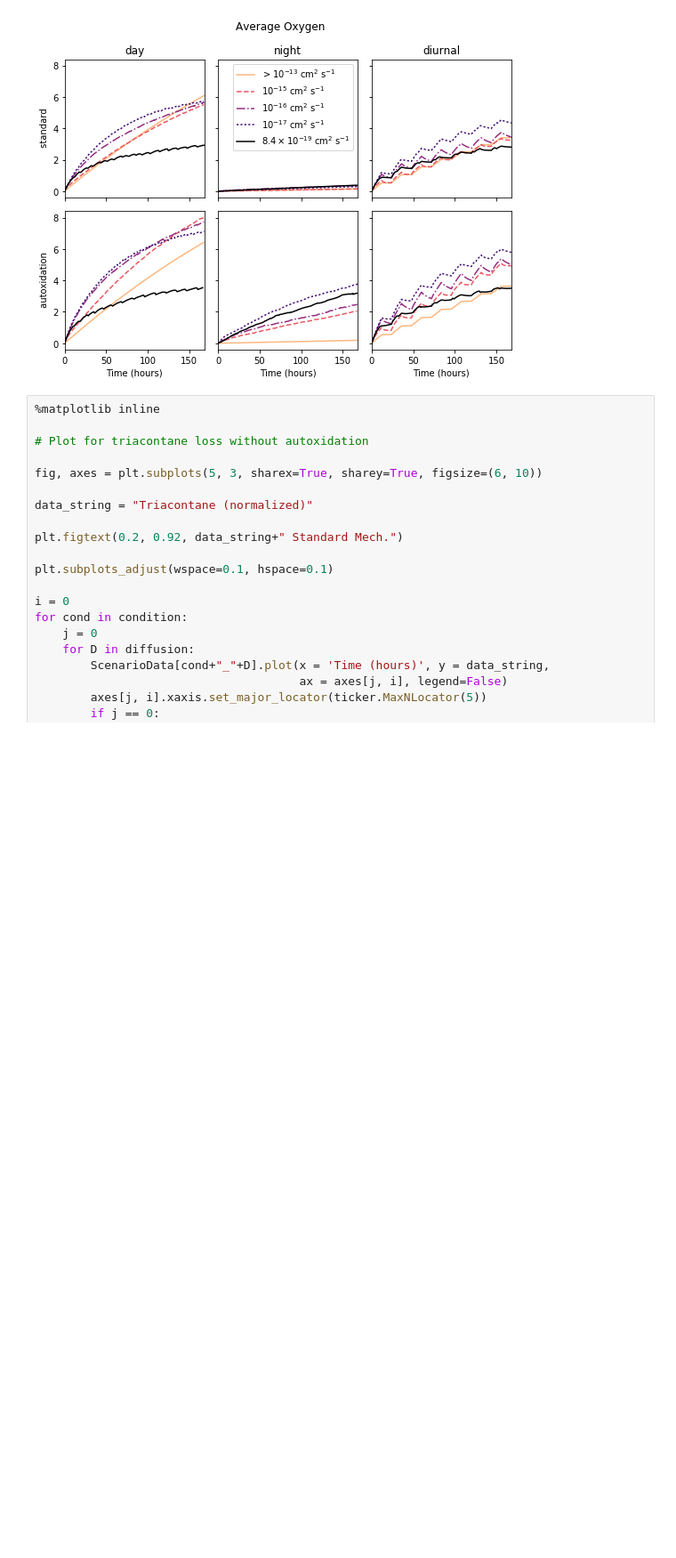
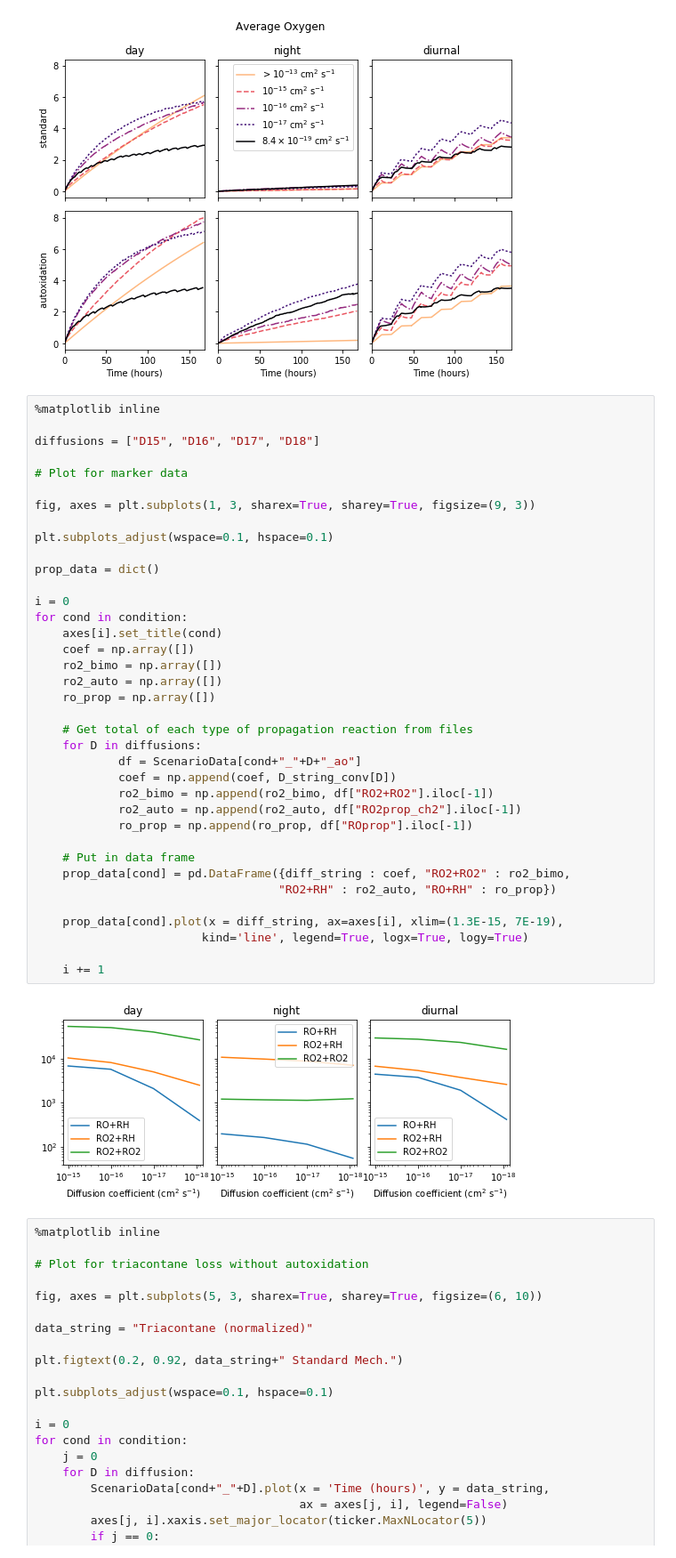
Before and after one commit to aawiegel/StackSimAnalysis, a Jupyter notebook: python/Autoxidation.ipynb, the cells around one changed output. Shown at 89% size. Saved outputs shown, nothing was run; the diff lists cells and outputs as text; blank space fills up the shorter version.

Commit message:
markers

```diff
--- a/python/Autoxidation.ipynb
+++ b/python/Autoxidation.ipynb
@@ -213,6 +222,45 @@ for data in data_list:
 [figure]
 [figure]
 [figure]
+# %%
+%matplotlib inline
+
+diffusions = ["D15", "D16", "D17", "D18"]
+
+# Plot for marker data
+
+fig, axes = plt.subplots(1, 3, sharex=True, sharey=True, figsize=(9, 3))
+
+plt.subplots_adjust(wspace=0.1, hspace=0.1)
+
+prop_data = dict()
+
+i = 0
+for cond in condition:
+    axes[i].set_title(cond)
+    coef = np.array([])
+    ro2_bimo = np.array([])
+    ro2_auto = np.array([])
+    ro_prop = np.array([])
+
+    # Get total of each type of propagation reaction from files
+    for D in diffusions:
+            df = ScenarioData[cond+"_"+D+"_ao"]
+            coef = np.append(coef, D_string_conv[D])
+            ro2_bimo = np.append(ro2_bimo, df["RO2+RO2"].iloc[-1])
+            ro2_auto = np.append(ro2_auto, df["RO2prop_ch2"].iloc[-1])
+            ro_prop = np.append(ro_prop, df["ROprop"].iloc[-1])
+
+    # Put in data frame
+    prop_data[cond] = pd.DataFrame({diff_string : coef, "RO2+RO2" : ro2_bimo,
+                                   "RO2+RH" : ro2_auto, "RO+RH" : ro_prop})
+
+    prop_data[cond].plot(x = diff_string, ax=axes[i], xlim=(1.3E-15, 7E-19),
+                        kind='line', legend=True, logx=True, logy=True)
+
+    i += 1
+# %% [output]
+[figure, added]
 # %%
 %matplotlib inline
 
```
Also changed, not shown: parts of 1 cell of this notebook, 1 other file.
